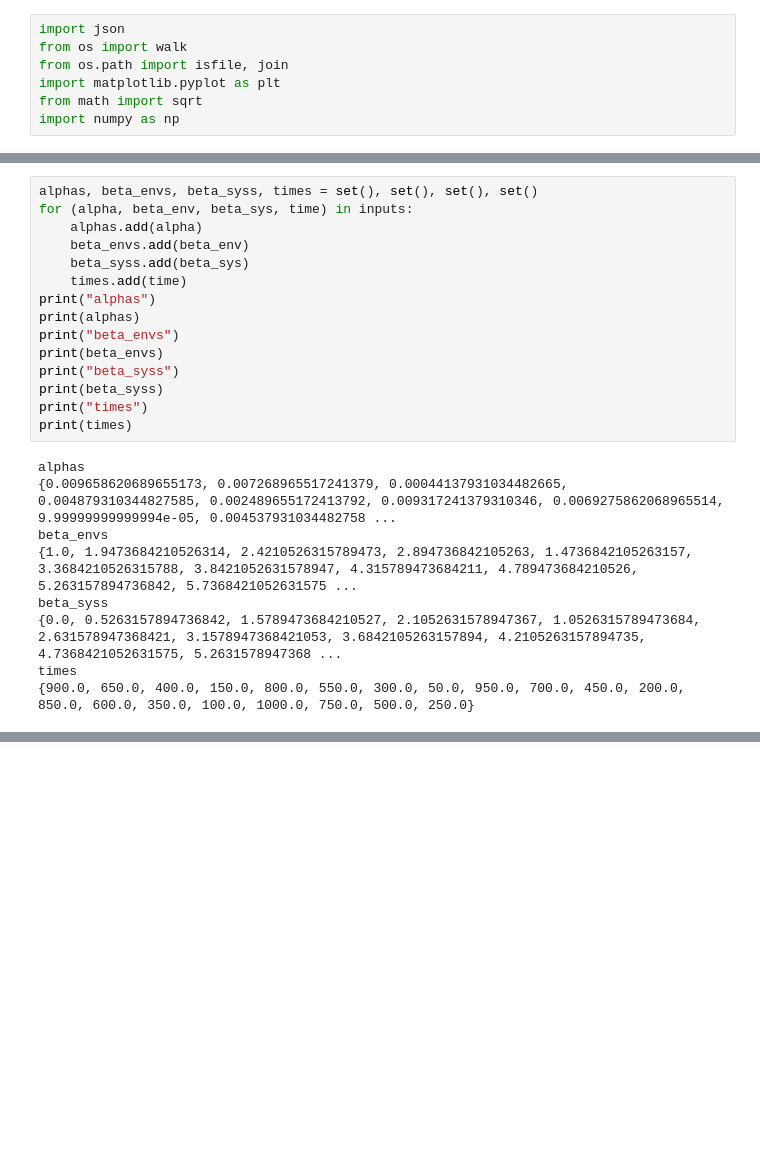
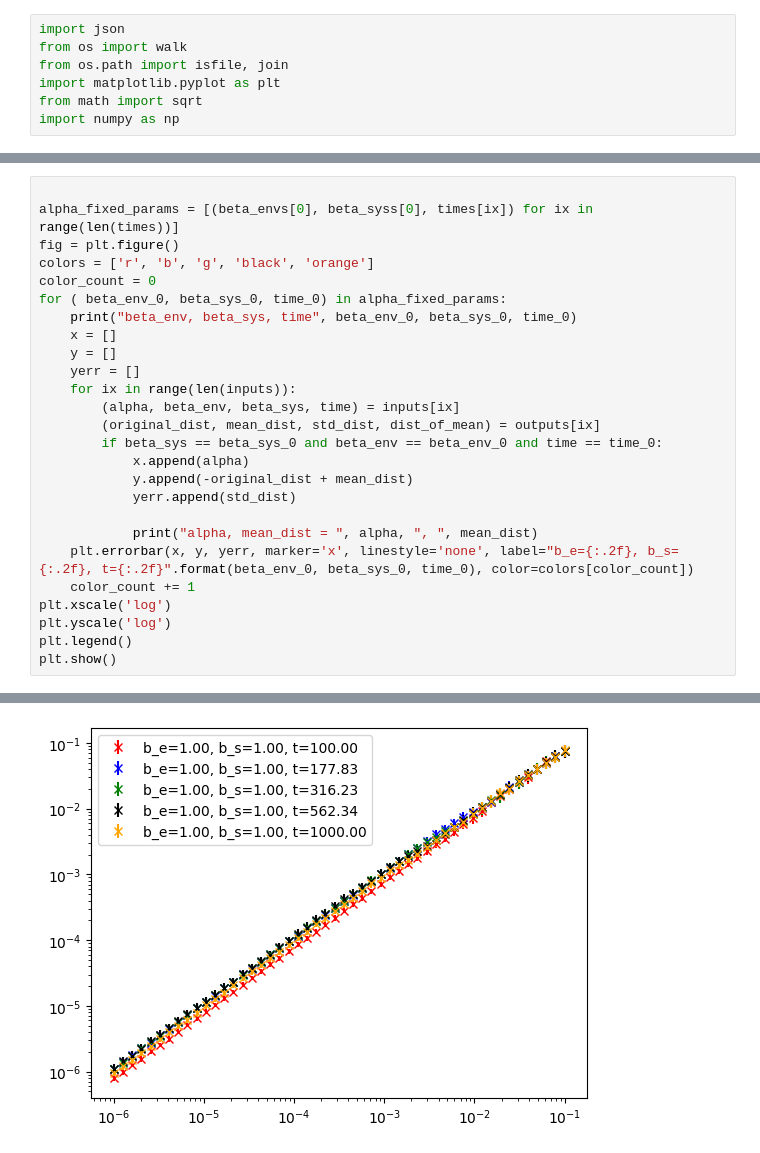
Before and after one commit to matthagan15/thermal_state_prep, a Jupyter notebook: numerics/analysis/single_shot_notebook.ipynb, the cells around one changed output, grey strips where cells are left out. Cells and saved outputs as stored; diff of their text form; blank space fills up the shorter version.

```diff
--- a/numerics/analysis/single_shot_notebook.ipynb
+++ b/numerics/analysis/single_shot_notebook.ipynb
@@ -22,24 +53,27 @@ len of inputs:  240000
-# %%
-alphas, beta_envs, beta_syss, times = set(), set(), set(), set()
-for (alpha, beta_env, beta_sys, time) in inputs:
-    alphas.add(alpha)
-    beta_envs.add(beta_env)
-    beta_syss.add(beta_sys)
-    times.add(time)
-print("alphas")
-print(alphas)
-print("beta_envs")
-print(beta_envs)
-print("beta_syss")
-print(beta_syss)
-print("times")
-print(times)
-# %% [output]
-alphas
-{0.009658620689655173, 0.007268965517241379, 0.00044137931034482665, 0.004879310344827585, 0.002489655172413792, 0.009317241379310346, 0.0069275862068965514, 9.99999999999994e-05, 0.004537931034482758 ...
-beta_envs
-{1.0, 1.9473684210526314, 2.4210526315789473, 2.894736842105263, 1.4736842105263157, 3.3684210526315788, 3.8421052631578947, 4.315789473684211, 4.789473684210526, 5.263157894736842, 5.7368421052631575 ...
-beta_syss
-{0.0, 0.5263157894736842, 1.5789473684210527, 2.1052631578947367, 1.0526315789473684, 2.631578947368421, 3.1578947368421053, 3.6842105263157894, 4.2105263157894735, 4.7368421052631575, 5.2631578947368 ...
-times
-{900.0, 650.0, 400.0, 150.0, 800.0, 550.0, 300.0, 50.0, 950.0, 700.0, 450.0, 200.0, 850.0, 600.0, 350.0, 100.0, 1000.0, 750.0, 500.0, 250.0}
+# %%
+
+alpha_fixed_params = [(beta_envs[0], beta_syss[0], times[ix]) for ix in range(len(times))]
+fig = plt.figure()
+colors = ['r', 'b', 'g', 'black', 'orange']
+color_count = 0
+for ( beta_env_0, beta_sys_0, time_0) in alpha_fixed_params:
+    print("beta_env, beta_sys, time", beta_env_0, beta_sys_0, time_0)
+    x = []
+    y = []
+    yerr = []
+    for ix in range(len(inputs)):
+        (alpha, beta_env, beta_sys, time) = inputs[ix]
+        (original_dist, mean_dist, std_dist, dist_of_mean) = outputs[ix]
+        if beta_sys == beta_sys_0 and beta_env == beta_env_0 and time == time_0:
+            x.append(alpha)
+            y.append(-original_dist + mean_dist)
+            yerr.append(std_dist)
+
+            print("alpha, mean_dist = ", alpha, ", ", mean_dist)
+    plt.errorbar(x, y, yerr, marker='x', linestyle='none', label="b_e={:.2f}, b_s={:.2f}, t={:.2f}".format(beta_env_0, beta_sys_0, time_0), color=colors[color_count])
+    color_count += 1
+plt.xscale('log')
+plt.yscale('log')
+plt.legend()
+plt.show()
+# %% [output]
@@ -45,0 +97 @@ times
+[figure, added]
```
Also changed, not shown: parts of 3 cells of this notebook, 12 other files.
